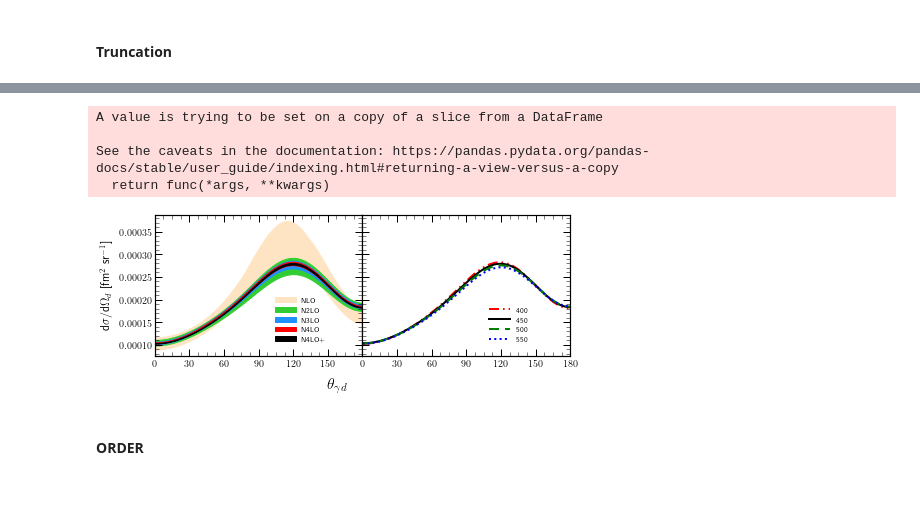
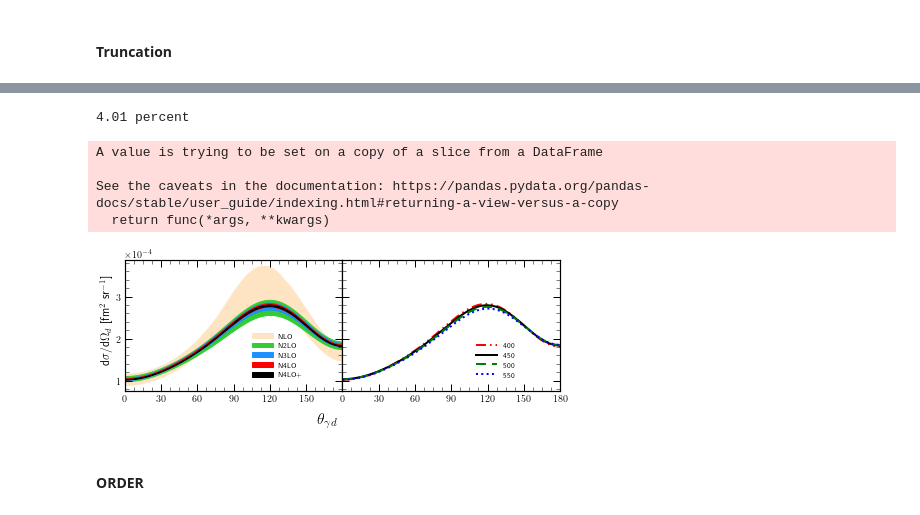
Before and after one commit to VitaliiUr/thesis, a Jupyter notebook: PlotData/figures_He.ipynb, the cells around one changed output, grey strips where cells are left out. Saved outputs shown, nothing was run; the diff lists cells and outputs as text; code cells hidden in the pictures.

```diff
--- a/PlotData/figures_He.ipynb
+++ b/PlotData/figures_He.ipynb
@@ -379,7 +379,7 @@ for i, angle in enumerate(np.sort(df2["angle"].unique())):
     axes[i, 0].ticklabel_format(axis="y", style="sci", scilimits=(-5, -5))
     create_subtitle(fig, gs[i, 0:2], f"$\\theta$ = {angle}$^\circ$")
 
-    df_trunc = get_truncation(df_piv[df_piv.angle == 10].drop(
+    df_trunc = get_truncation(df_piv[df_piv.angle == angle].drop(
         "angle", axis=1), en, Lambda=650)
     for force in FORCES[1:]:
         df_tmp =  df2[(df2["CUTOFF"]==450) & (df2["Energy"] == en)
@@ -413,0 +449,15 @@ See the caveats in the documentation: https://pandas.pydata.org/pandas-docs/stab
+# %%
+order = "N4LO+"
+en = 100
+for angle in np.arange(10, 180, 40):
+    df_tmp = df2[(df2.FORCE == order) &
+                (df2.Energy == en) &
+                (df2.angle == angle)]
+    reldif2 = (df_tmp.pivot(index="E1", columns="CUTOFF")[
+        "CROSS"].apply(lambda x: relative_diff(*x), axis=1)*100).reset_index()
+    print("angle:", angle)
+    # print("%.2f percent" % (reldif2.iloc[(df_tmp['E1']-1.463).abs().argsort()[:1]])
+    # print("%.2f percent" % (reldif2.iloc[(df_tmp['E1']-3.882).abs().argsort()[:1]]))
+    print("%.2f percent" %
+        #   reldif2.iloc[(reldif2['E1']-3.882).abs().argsort()[:1]][0].values[0])
+      reldif2.iloc[(reldif2['E1']-1.463).abs().argsort()[:1]][0].values[0])
@@ -431,7 +492,7 @@ for i, angle in enumerate(np.sort(df2["angle"].unique())):
     axes[i, 0].ticklabel_format(axis="y", style="sci", scilimits=(-5, -5))
     create_subtitle(fig, gs[i, 0:2], f"$\\theta$ = {angle}$^\circ$")
 
-    df_trunc = get_truncation(df_piv[df_piv.angle == 10].drop(
+    df_trunc = get_truncation(df_piv[df_piv.angle == angle].drop(
         "angle", axis=1), en, Lambda=650)
     for force in FORCES[1:]:
         df_tmp =  df2[(df2["CUTOFF"]==450) & (df2["Energy"] == en)
@@ -454,7 +515,7 @@ for i, angle in enumerate(np.sort(df2["angle"].unique())):
 axes[0,0].legend(fontsize=7, handlelength=3)
 axes[0,1].legend(fontsize=7, handlelength=3)
 plt.tight_layout()
-plt.savefig(f"Figures_HE/{obs}_incl_trunc_{en}mev_all.pdf", dpi=300, facecolor="white")
+# plt.savefig(f"Figures_HE/{obs}_incl_trunc_{en}mev_all.pdf", dpi=300, facecolor="white")
     # plt.close()
 plt.show()
 # %% [output]
@@ -498,7 +559,7 @@ gs = fig.add_gridspec(ncols=2, wspace=0)
 axes = gs.subplots(sharey=True)
 # fig.suptitle(f"Exclusive at energy 120[MeV]")
 fig.supylabel(
-    "d$\sigma$/d$\Omega_d$ [fm$^2$ sr$^{-1}$]", x=0.03, y=0.6, size=12)
+    "d$\sigma$/d$\Omega_d$ [fm$^2$ sr$^{-1}$]", x=0.05, y=0.6, size=12)
 fig.supxlabel("$\\theta_{\gamma d}$", y=0.06, size=16)
 # fig.supylabel("$d^5\sigma/d\Omega _1 d\Omega _2$ dS [sr$^{-1}$ fm$^{2}$]", size=8)
 
@@ -525,6 +586,7 @@ for j, ax in enumerate(axes):
     # ax.grid(alpha=0.2)
     ax.set_zorder(-1)
     ax.legend(fontsize=7, handlelength=3, loc= "lower center",bbox_to_anchor=(0, 0.05, 1,1))
+    ax.ticklabel_format(axis='y', style='sci', scilimits=(-3, -3))
 plt.tight_layout()
 plt.savefig(f"Figures_HE/CROSS_nd_trunc_{en}mev.pdf", dpi=300, facecolor="white")
 # %% [output]
@@ -532,3 +632,17 @@ plt.savefig(f"Figures_HE/CROSS_nd_trunc_{en}mev.pdf", dpi=300, facecolor="white"
+# %%
+order = "N4LO+"
+en = 100
+df_tmp = df3[(df3.FORCE == order) &
+            (df3.Energy == en)]
+reldif2 = (df_tmp.pivot(index="angle", columns="CUTOFF")[
+    "CROSS2"].apply(lambda x: relative_diff(*x), axis=1)*100).reset_index()
+# print("%.2f percent" % (reldif2.iloc[(df_tmp['E1']-1.463).abs().argsort()[:1]])
+# print("%.2f percent" % (reldif2.iloc[(df_tmp['E1']-3.882).abs().argsort()[:1]]))
+print("%.2f percent" %
+        # reldif2.iloc[(reldif2['angle']-105).abs().argsort()[:1]][0].values[0])
+        reldif2.iloc[(reldif2['angle']-120).abs().argsort()[:1]][0].values[0])
+# %% [output]
+4.01 percent
 # %%
 # fig, axes = plt.subplots(1,2, figsize=(7,2.8))
 en = 100
@@ -544,7 +658,7 @@ gs = fig.add_gridspec(ncols=2, wspace=0)
 axes = gs.subplots(sharey=True)
 # fig.suptitle(f"Exclusive at energy 120[MeV]")
 fig.supylabel(
-    "d$\sigma$/d$\Omega_d$ [fm$^2$ sr$^{-1}$]", x=0.03, y=0.6, size=12)
+    "d$\sigma$/d$\Omega_d$ [fm$^2$ sr$^{-1}$]", x=0.05, y=0.6, size=12)
 fig.supxlabel("$\\theta_{\gamma d}$", y=0.06, size=16)
 # fig.supylabel("$d^5\sigma/d\Omega _1 d\Omega _2$ dS [sr$^{-1}$ fm$^{2}$]", size=8)
 
@@ -552,34 +666,35 @@ for force in FORCES[1:]:
     df_tmp = df3[(df3["CUTOFF"] == 450) & (df3["Energy"] == en)
                  & (df3["FORCE"] == force)]
     # axes[0].plot(df_tmp["angle"], df_tmp["CROSS2"],
     #              **line_styles[force], label=force)
     axes[0].fill_between(df_tmp.angle, df_tmp["CROSS2"].values+df_trunc[force].values[::-1],
                          df_tmp["CROSS2"].values-df_trunc[force].values[::-1], label=force,
                          color=trunc_colors[force])
 for cut in CUTOFF:
     df_tmp = df3[(df3["CUTOFF"] == cut) & (df3["Energy"] == en)
                  & (df3["FORCE"] == "N4LO+")]
     axes[1].plot(df_tmp["angle"], df_tmp["CROSS2"],
                  **ls_cutoff[cut], label=cut)
 
 for j, ax in enumerate(axes):
     ax.tick_params(which='minor', direction='in', length=4,
                    width=0.5, top=True, right=True)
     ax.tick_params(which='major', direction='in',
                    length=7, width=1, top=True, right=True, zorder=1)
     ax.set_xticks(np.arange(0, 180+j, 30))
     ax.set_xlim([0, 180])
     # ax.grid(alpha=0.2)
     ax.set_zorder(-1)
     ax.legend(fontsize=7, handlelength=3, loc= "lower center",bbox_to_anchor=(0.2, 0.05, 1,1))
+    ax.ticklabel_format(axis='y', style='sci', scilimits=(-4, -4))
 plt.tight_layout()
 plt.savefig(f"Figures_HE/CROSS_nd_trunc_{en}mev.pdf", dpi=300, facecolor="white")
 # %% [output]
 A value is trying to be set on a copy of a slice from a DataFrame
 
 See the caveats in the documentation: https://pandas.pydata.org/pandas-docs/stable/user_guide/indexing.html#returning-a-view-versus-a-copy
   return func(*args, **kwargs)
-[figure, old version]
+[figure, new version]
 # %% [markdown]
 #### ORDER
 # %%
```
Also changed, not shown: parts of 6 cells of this notebook, 6 other files.
